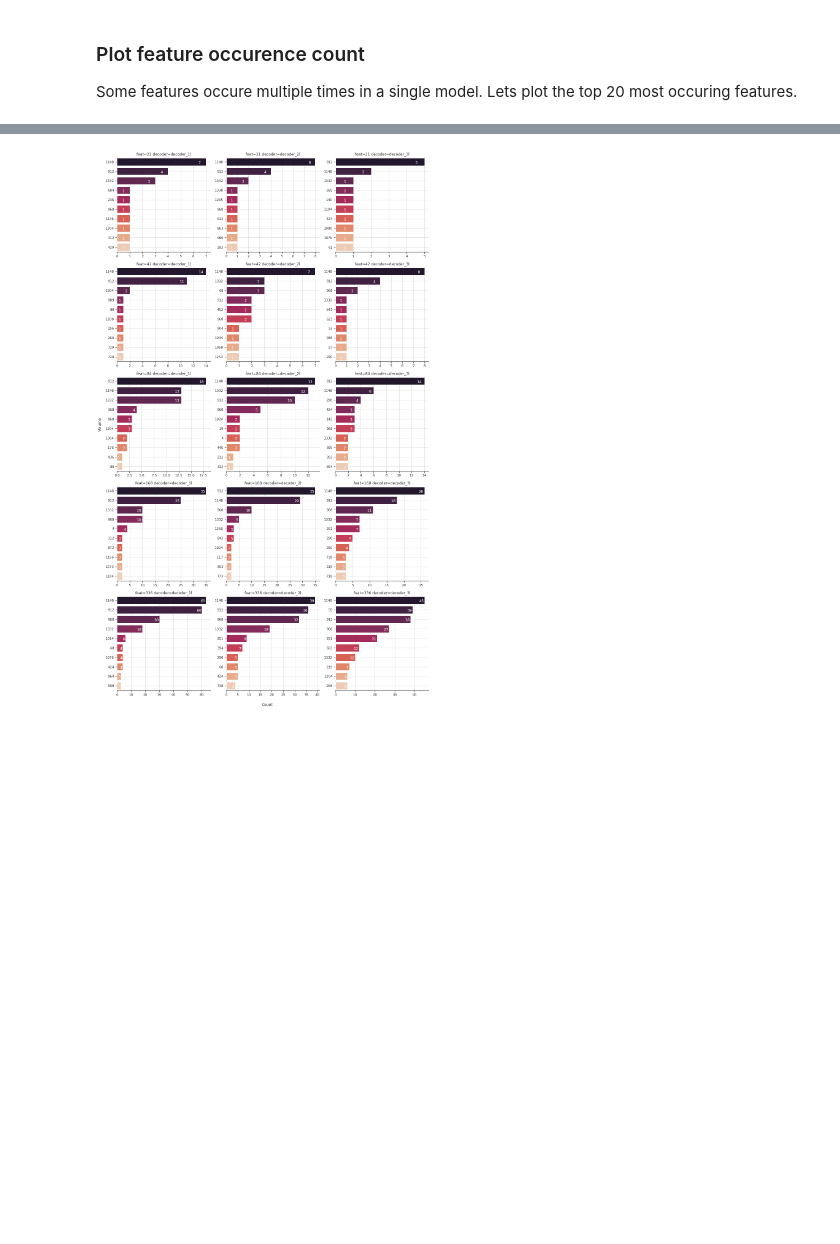
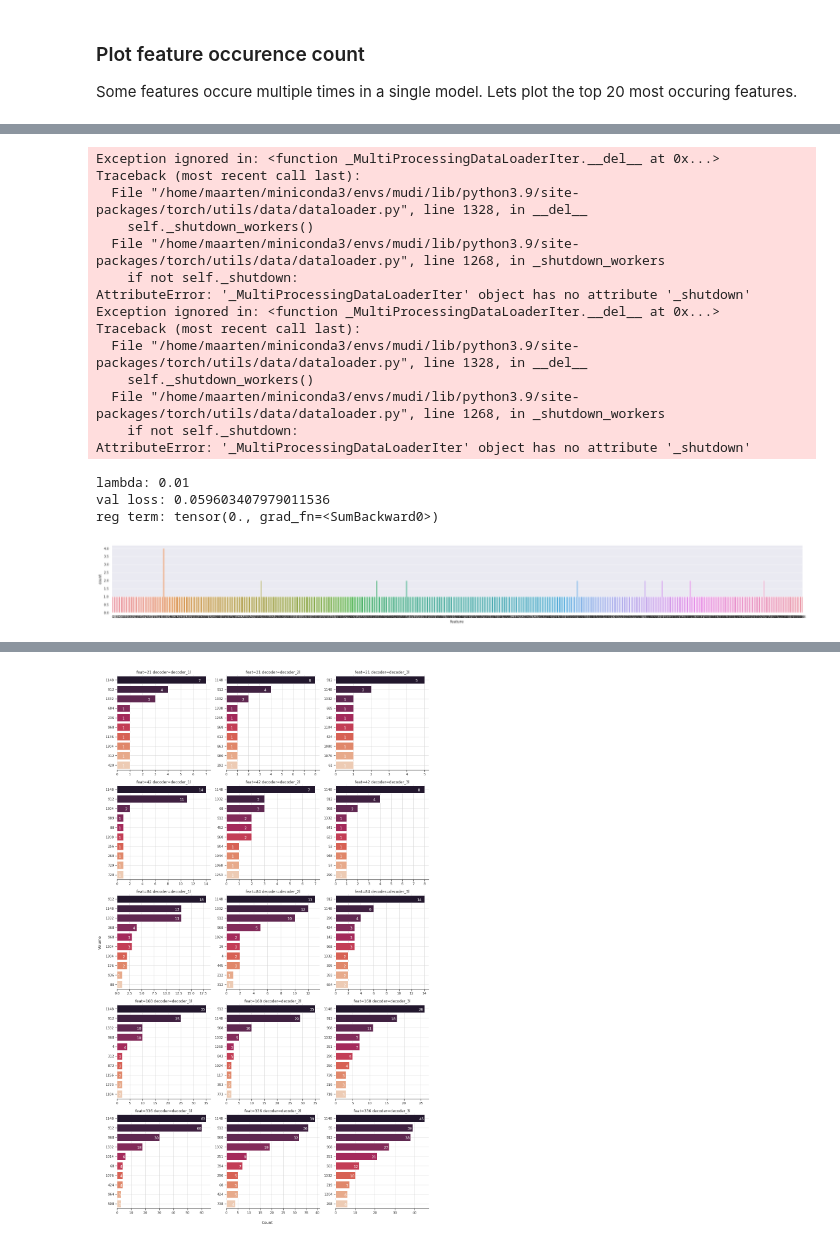
Before and after one commit to GewoonMaarten/spherical-dmri-conv, a Jupyter notebook: notebooks/model-analysis.ipynb, the cells around one changed output, grey strips where cells are left out. Cells and saved outputs as stored; diff of their text form; code cells hidden in the pictures; blank space fills up the shorter version.

```diff
--- a/notebooks/model-analysis.ipynb
+++ b/notebooks/model-analysis.ipynb
@@ -346,0 +379,21 @@ df_counts_3 = get_feat_counts(df.iloc[-4])
+# %%
+sns.countplot(data=feature_count(df.iloc[1]), x="feature");
+# %% [output]
+Exception ignored in: <function _MultiProcessingDataLoaderIter.__del__ at 0x...>
+Traceback (most recent call last):
+  File "/home/maarten/miniconda3/envs/mudi/lib/python3.9/site-packages/torch/utils/data/dataloader.py", line 1328, in __del__
+    self._shutdown_workers()
+  File "/home/maarten/miniconda3/envs/mudi/lib/python3.9/site-packages/torch/utils/data/dataloader.py", line 1268, in _shutdown_workers
+    if not self._shutdown:
+AttributeError: '_MultiProcessingDataLoaderIter' object has no attribute '_shutdown'
+Exception ignored in: <function _MultiProcessingDataLoaderIter.__del__ at 0x...>
+Traceback (most recent call last):
+  File "/home/maarten/miniconda3/envs/mudi/lib/python3.9/site-packages/torch/utils/data/dataloader.py", line 1328, in __del__
+    self._shutdown_workers()
+  File "/home/maarten/miniconda3/envs/mudi/lib/python3.9/site-packages/torch/utils/data/dataloader.py", line 1268, in _shutdown_workers
+    if not self._shutdown:
+AttributeError: '_MultiProcessingDataLoaderIter' object has no attribute '_shutdown'
+lambda: 0.01
+val loss: 0.059603407979011536
+reg term: tensor(0., grad_fn=<SumBackward0>)
+[figure, added]
```
Also changed, not shown: parts of 7 cells of this notebook.
